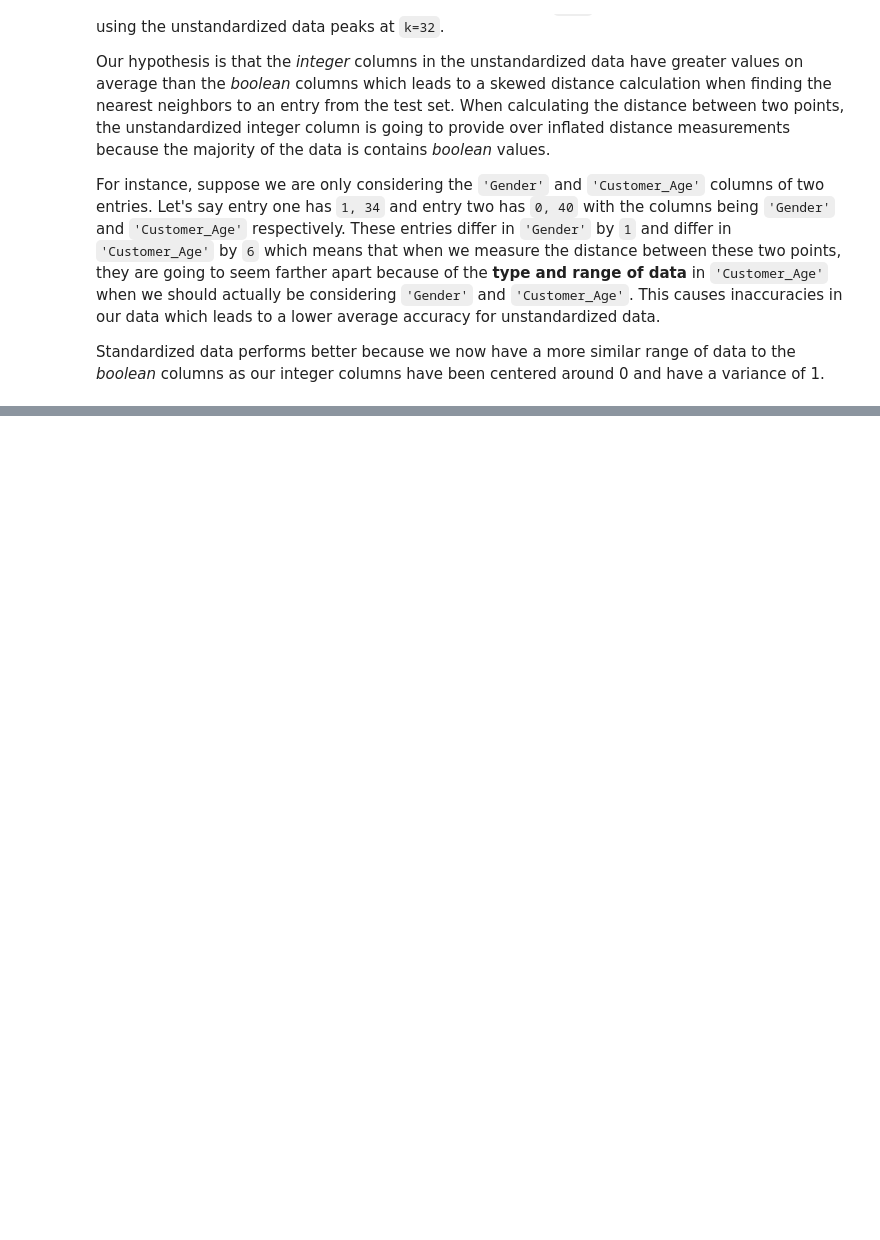
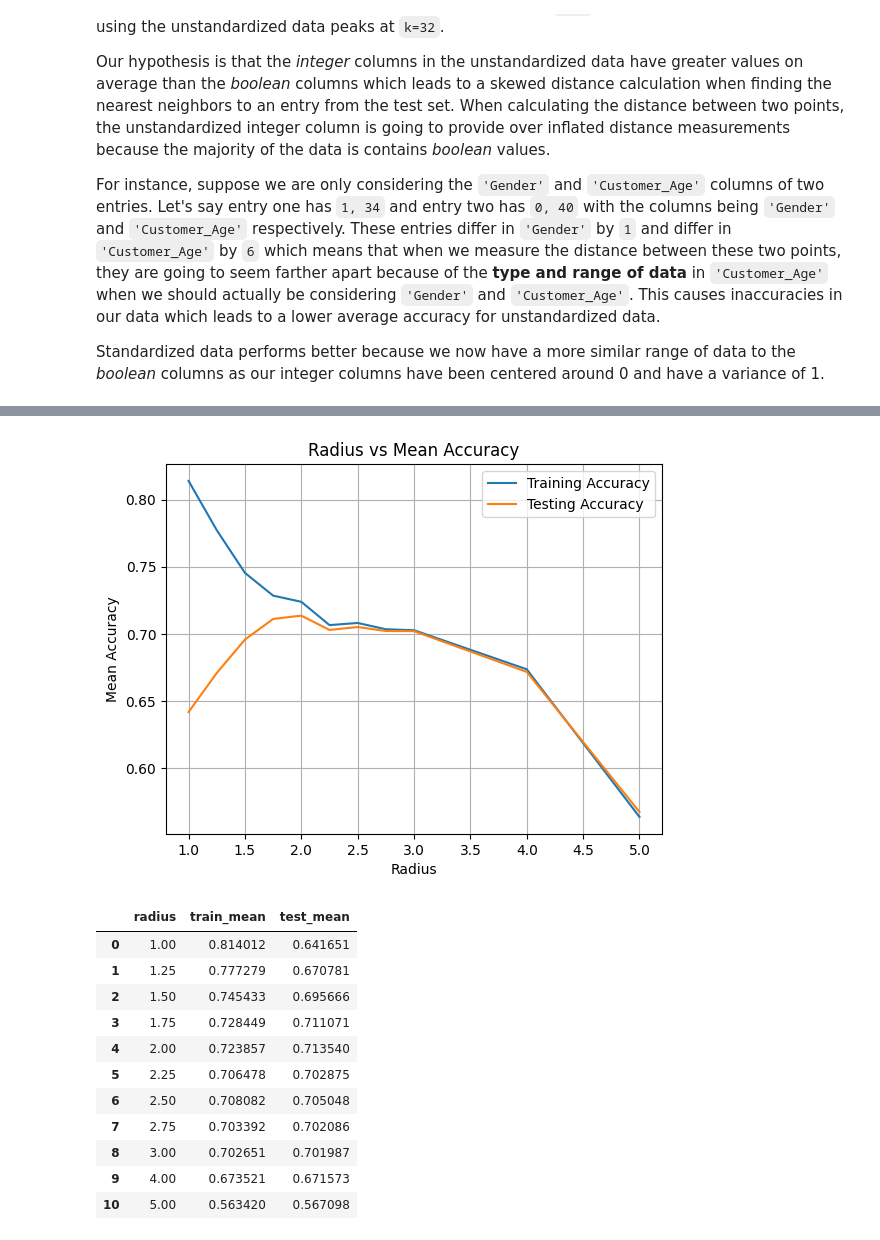
Before and after one commit to s-colins/CS345-Final-Project, a Jupyter notebook: final-project.ipynb, the cells around one changed output, grey strips where cells are left out. Drawn from its saved outputs; the diff is of its cells as text; code cells hidden in the pictures; blank space fills up the shorter version.

```diff
--- a/final-project.ipynb
+++ b/final-project.ipynb
@@ -309,0 +326,11 @@ Standardized data performs better because we now have a more similar range of da
+# %%
+from sklearn.dummy import DummyClassifier
+import numpy as np
+
+cv = StratifiedKFold(n_splits=5, shuffle=True, random_state=42)
+
+clf = DummyClassifier(strategy="most_frequent")
+
+results = cross_validate(clf, X_standardized, y_median, cv=cv, scoring="accuracy")
+baseline_accuracy = np.mean(results["test_score"])
+print("Baseline accuracy:", baseline_accuracy)
@@ -334,0 +376,51 @@ Best params: {'C': 1, 'gamma': 0.001, 'kernel': 'rbf'}
+# %%
+from sklearn.neighbors import RadiusNeighborsClassifier
+from sklearn.model_selection import cross_validate
+
+def get_radius_cv_results(X, y, radius_values):
+    rows = []
+    cv = StratifiedKFold(n_splits=5, shuffle=True, random_state=42)
+    for radius in radius_values:
+        # outlier_label=0 is for points that do not have any neighbors within a radius in which
+        # we ignore them by labeling them as 0 in our prediction, remember our actual labels are
+        # numbers starting from 1
+        clf = RadiusNeighborsClassifier(radius=radius, outlier_label=0)
+        results = cross_validate(clf, X, y, cv=cv, scoring="accuracy", return_train_score=True)
+        # gathering training and testing data to see if we are overfitting to the data
+        rows.append({
+            "radius": radius,
+            "train_mean": np.mean(results["train_score"]),
+            "test_mean":  np.mean(results["test_score"]),
+        })
+    return pd.DataFrame(rows)
+
+
+radius_values = [1, 1.25, 1.5, 1.75, 2, 2.25, 2.5, 2.75, 3, 4, 5]
+cv_results = get_radius_cv_results(X_standardized, y_median, radius_values)
+train_accuracies = cv_results["train_mean"]
+test_accuracies = cv_results["test_mean"]
+plt.plot(radius_values, train_accuracies, label="Training Accuracy")
+plt.plot(radius_values, test_accuracies, label="Testing Accuracy")
+
+plt.xlabel("Radius")
+plt.ylabel("Mean Accuracy")
+plt.title("Radius vs Mean Accuracy")
+plt.legend()
+plt.grid(True)
+plt.show()
+
+cv_results
+# %% [output]
+[figure, added]
+|  | radius | train_mean | test_mean |
+| 0 | 1.00 | 0.814012 | 0.641651 |
+| 1 | 1.25 | 0.777279 | 0.670781 |
+| 2 | 1.50 | 0.745433 | 0.695666 |
+| 3 | 1.75 | 0.728449 | 0.711071 |
+| 4 | 2.00 | 0.723857 | 0.713540 |
+| 5 | 2.25 | 0.706478 | 0.702875 |
+| 6 | 2.50 | 0.708082 | 0.705048 |
+| 7 | 2.75 | 0.703392 | 0.702086 |
+| 8 | 3.00 | 0.702651 | 0.701987 |
+| 9 | 4.00 | 0.673521 | 0.671573 |
+| 10 | 5.00 | 0.563420 | 0.567098 |
```
Also changed, not shown: parts of 13 cells of this notebook, 1 other file.
